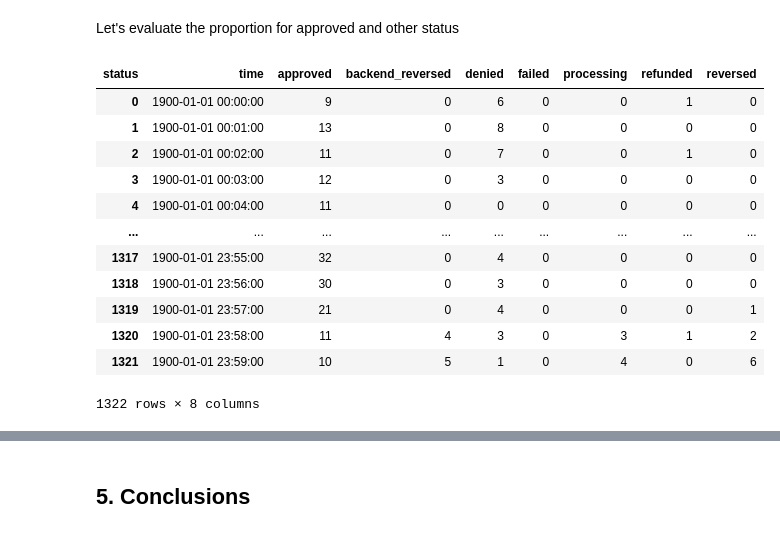
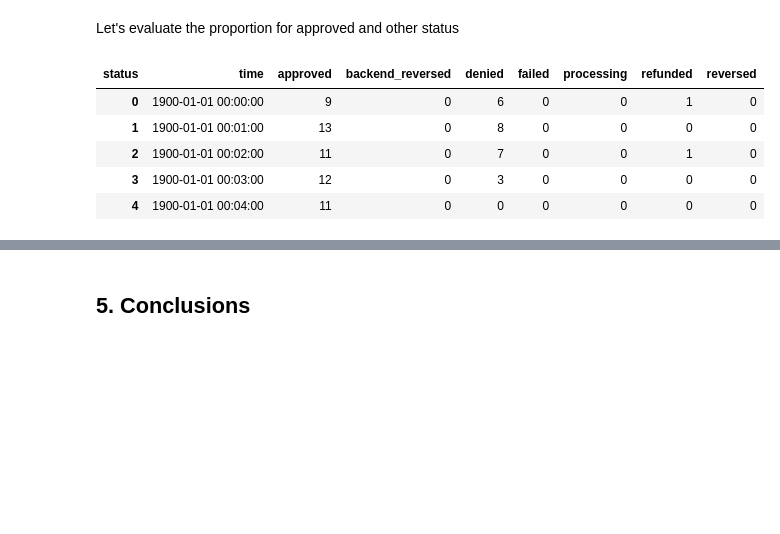
Before and after one commit to pedronatanaelfs/monitoring-test-case, a Jupyter notebook: Notebooks/anomaly_analysis.ipynb, the cells around one changed output, grey strips where cells are left out. Drawn from its saved outputs; the diff is of its cells as text; code cells hidden in the pictures; blank space fills up the shorter version.

```diff
--- a/Notebooks/anomaly_analysis.ipynb
+++ b/Notebooks/anomaly_analysis.ipynb
@@ -9,7 +9,7 @@ import numpy as np
 # %% [markdown]
 ## 2. Loading Data
 # %%
-data = pd.read_csv('../data/Transactions/transactions_1.csv')
+data_1 = pd.read_csv('../data/Transactions/transactions_1.csv')
 
-print(data.head())
+data_1.head()
 # %% [output]
@@ -21,0 +22,4 @@ print(data.head())
+# %%
+data_2 = pd.read_csv('../data/Transactions/transactions_2.csv')
+
+data_2.head()
@@ -42,0 +35,8 @@ data
+# %%
+# Convert the 'time' column to datetime format
+data_1['time'] = pd.to_datetime(data_1['time'], format='%Hh %M')
+data_2['time'] = pd.to_datetime(data_2['time'], format='%Hh %M')
+
+# Create a numeric column for status for machine learning model
+data_1['status_num'] = data_1['status'].astype('category').cat.codes
+data_2['status_num'] = data_2['status'].astype('category').cat.codes
@@ -73,21 +98,14 @@ plt.show()
 # %% [markdown]
 Let's evaluate the proportion for approved and other status
 # %%
-# Criação de um novo DataFrame organizado
-pivoted_data = data.pivot_table(index='time', columns='status', values='f0_', fill_value=0).reset_index()
-
-pivoted_data
+# Let's just organize data
+pivoted_data_1 = data_1.pivot_table(index='time', columns='status', values='f0_', fill_value=0).reset_index()
+pivoted_data_2 = data_2.pivot_table(index='time', columns='status', values='count', fill_value=0).reset_index()
+pivoted_data_1.head()
 # %% [output]
 | status | time | approved | backend_reversed | denied | failed | processing | refunded | reversed |
 | 0 | 1900-01-01 00:00:00 | 9 | 0 | 6 | 0 | 0 | 1 | 0 |
 | 1 | 1900-01-01 00:01:00 | 13 | 0 | 8 | 0 | 0 | 0 | 0 |
 | 2 | 1900-01-01 00:02:00 | 11 | 0 | 7 | 0 | 0 | 1 | 0 |
 | 3 | 1900-01-01 00:03:00 | 12 | 0 | 3 | 0 | 0 | 0 | 0 |
 | 4 | 1900-01-01 00:04:00 | 11 | 0 | 0 | 0 | 0 | 0 | 0 |
-| ... | ... | ... | ... | ... | ... | ... | ... | ... |
-| 1317 | 1900-01-01 23:55:00 | 32 | 0 | 4 | 0 | 0 | 0 | 0 |
-| 1318 | 1900-01-01 23:56:00 | 30 | 0 | 3 | 0 | 0 | 0 | 0 |
-| 1319 | 1900-01-01 23:57:00 | 21 | 0 | 4 | 0 | 0 | 0 | 1 |
-| 1320 | 1900-01-01 23:58:00 | 11 | 4 | 3 | 0 | 3 | 1 | 2 |
-| 1321 | 1900-01-01 23:59:00 | 10 | 5 | 1 | 0 | 4 | 0 | 6 |
-1322 rows × 8 columns
```
Also changed, not shown: parts of 14 cells of this notebook, 14 other files.
